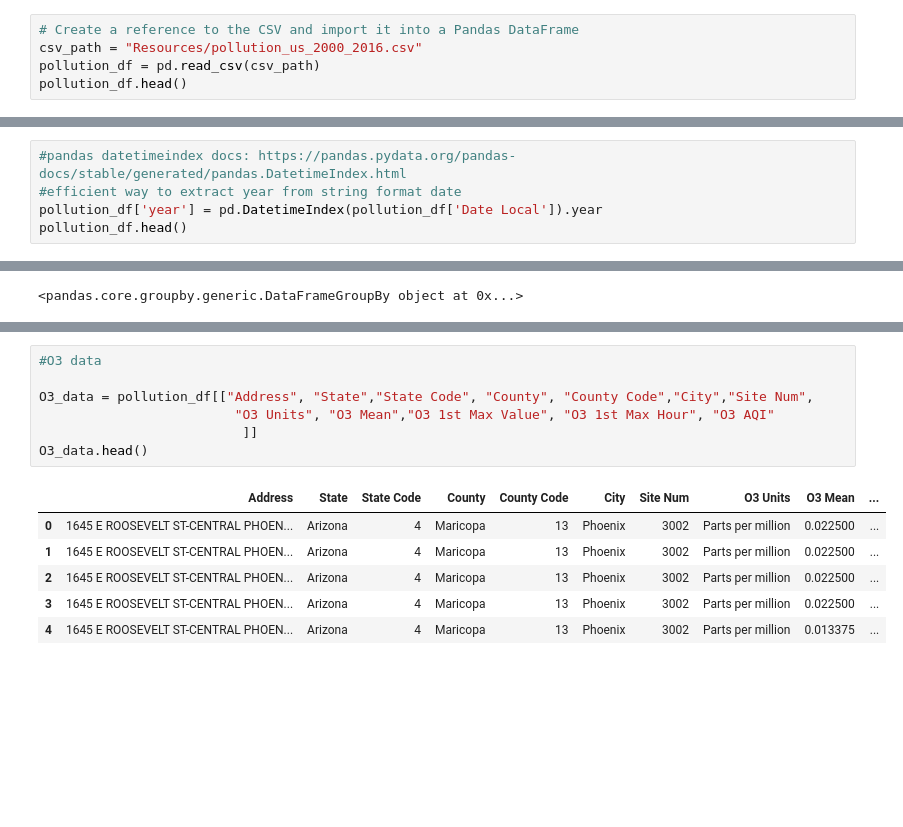
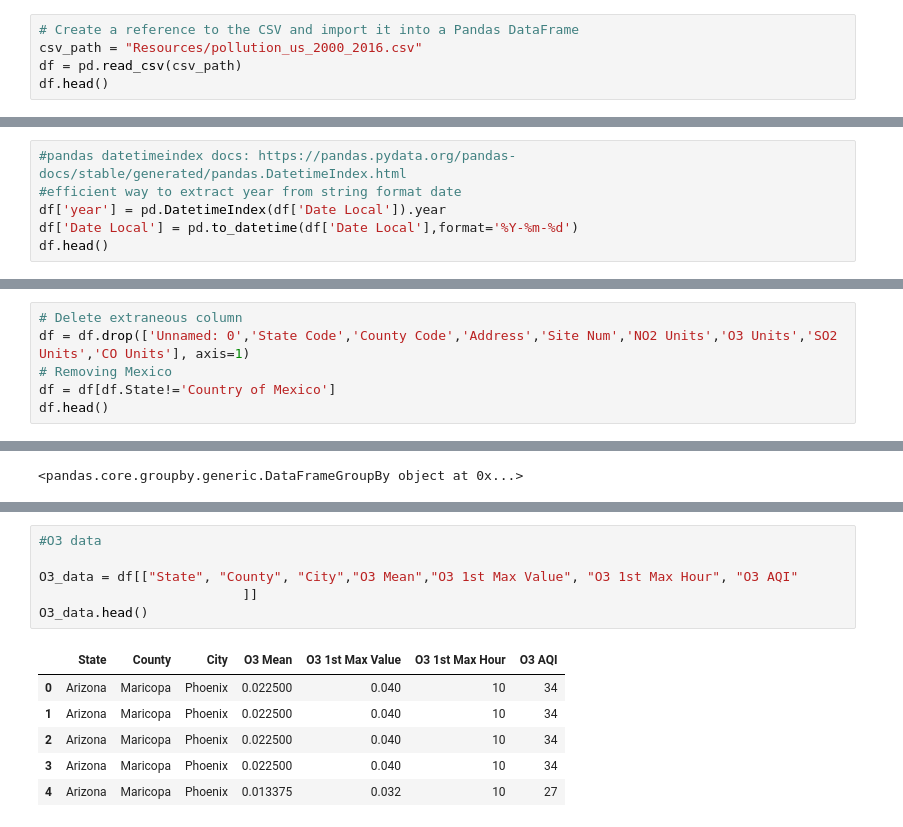
Before and after one commit to sachsjohn/Project_1_Pollution, a Jupyter notebook: Pollution Data.ipynb, the cells around one changed output, grey strips where cells are left out. Saved outputs shown, nothing was run; the diff lists cells and outputs as text; blank space fills up the shorter version.

```diff
--- a/Pollution Data.ipynb
+++ b/Pollution Data.ipynb
@@ -5,8 +8,8 @@ import numpy as np
 # %%
 # Create a reference to the CSV and import it into a Pandas DataFrame
 csv_path = "Resources/pollution_us_2000_2016.csv"
-pollution_df = pd.read_csv(csv_path)
-pollution_df.head()
+df = pd.read_csv(csv_path)
+df.head()
 # %% [output]
 |  | Unnamed: 0 | State Code | County Code | Site Num | Address | State | County | City | Date Local | ... |
 | 0 | 0 | 4 | 13 | 3002 | 1645 E ROOSEVELT ST-CENTRAL PHOEN... | Arizona | Maricopa | Phoenix | 2000-01-01 | ... |
@@ -31,8 +21,9 @@ Name: State Code, dtype: float64
 # %%
 #pandas datetimeindex docs: https://pandas.pydata.org/pandas-docs/stable/generated/pandas.DatetimeIndex.html
 #efficient way to extract year from string format date
-pollution_df['year'] = pd.DatetimeIndex(pollution_df['Date Local']).year
-pollution_df.head()
+df['year'] = pd.DatetimeIndex(df['Date Local']).year
+df['Date Local'] = pd.to_datetime(df['Date Local'],format='%Y-%m-%d')
+df.head()
 # %% [output]
 |  | Unnamed: 0 | State Code | County Code | Site Num | Address | State | County | City | Date Local | ... |
 | 0 | 0 | 4 | 13 | 3002 | 1645 E ROOSEVELT ST-CENTRAL PHOEN... | Arizona | Maricopa | Phoenix | 2000-01-01 | ... |
@@ -144,0 +35,6 @@ poll_data.head()
+# %%
+# Delete extraneous column
+df = df.drop(['Unnamed: 0','State Code','County Code','Address','Site Num','NO2 Units','O3 Units','SO2 Units','CO Units'], axis=1)
+# Removing Mexico
+df = df[df.State!='Country of Mexico']
+df.head()
@@ -201,14 +107,13 @@ citycounty_grpdisplay
 # %%
 #O3 data
 
-O3_data = pollution_df[["Address", "State","State Code", "County", "County Code","City","Site Num",
-                         "O3 Units", "O3 Mean","O3 1st Max Value", "O3 1st Max Hour", "O3 AQI"
+O3_data = df[["State", "County", "City","O3 Mean","O3 1st Max Value", "O3 1st Max Hour", "O3 AQI"
                           ]]
 O3_data.head()
 # %% [output]
-|  | Address | State | State Code | County | County Code | City | Site Num | O3 Units | O3 Mean | ... |
-| 0 | 1645 E ROOSEVELT ST-CENTRAL PHOEN... | Arizona | 4 | Maricopa | 13 | Phoenix | 3002 | Parts per million | 0.022500 | ... |
-| 1 | 1645 E ROOSEVELT ST-CENTRAL PHOEN... | Arizona | 4 | Maricopa | 13 | Phoenix | 3002 | Parts per million | 0.022500 | ... |
-| 2 | 1645 E ROOSEVELT ST-CENTRAL PHOEN... | Arizona | 4 | Maricopa | 13 | Phoenix | 3002 | Parts per million | 0.022500 | ... |
-| 3 | 1645 E ROOSEVELT ST-CENTRAL PHOEN... | Arizona | 4 | Maricopa | 13 | Phoenix | 3002 | Parts per million | 0.022500 | ... |
-| 4 | 1645 E ROOSEVELT ST-CENTRAL PHOEN... | Arizona | 4 | Maricopa | 13 | Phoenix | 3002 | Parts per million | 0.013375 | ... |
+|  | State | County | City | O3 Mean | O3 1st Max Value | O3 1st Max Hour | O3 AQI |
+| 0 | Arizona | Maricopa | Phoenix | 0.022500 | 0.040 | 10 | 34 |
+| 1 | Arizona | Maricopa | Phoenix | 0.022500 | 0.040 | 10 | 34 |
+| 2 | Arizona | Maricopa | Phoenix | 0.022500 | 0.040 | 10 | 34 |
+| 3 | Arizona | Maricopa | Phoenix | 0.022500 | 0.040 | 10 | 34 |
+| 4 | Arizona | Maricopa | Phoenix | 0.013375 | 0.032 | 10 | 27 |
```
Also changed, not shown: parts of 26 cells of this notebook.
